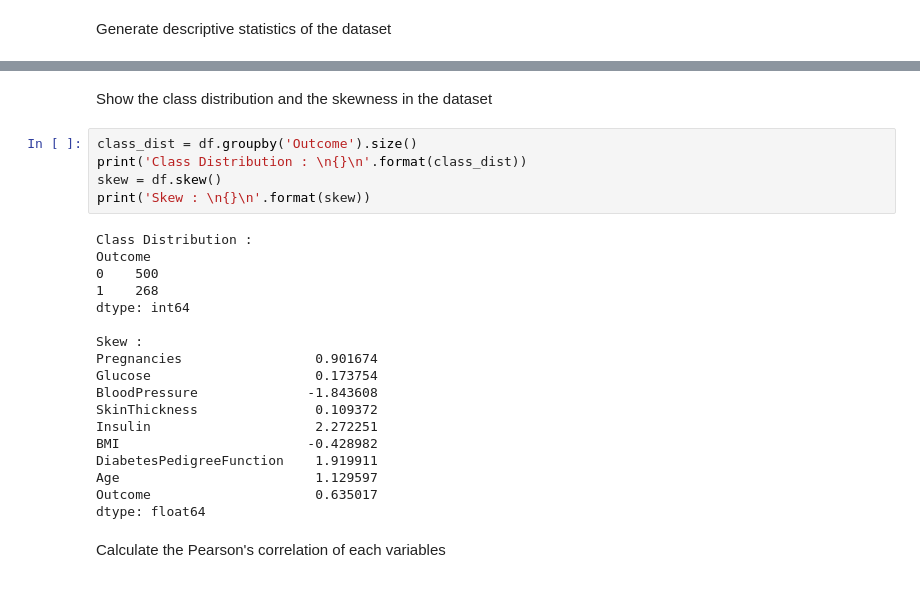
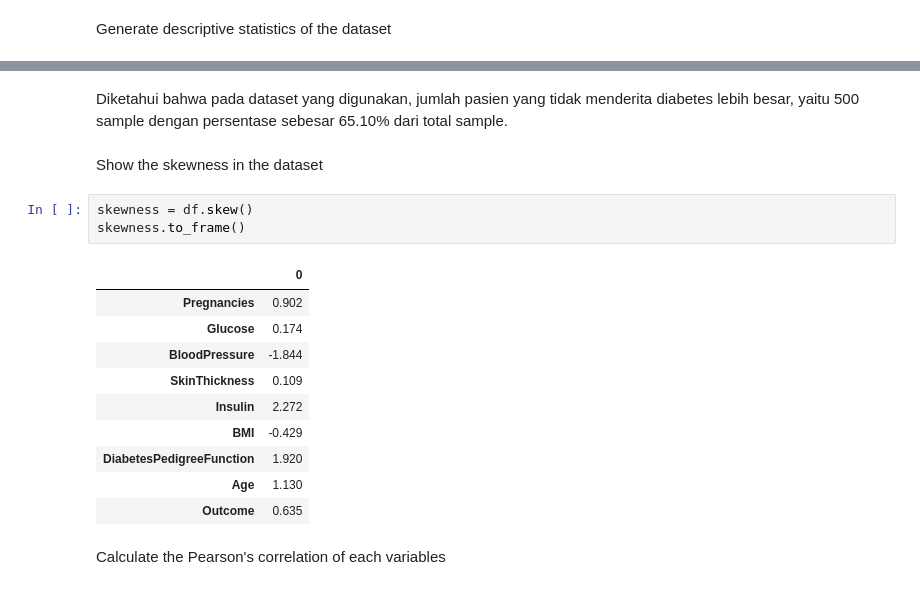
Before and after one commit to trizkynoviandy/pima-indian-diabetes, a Jupyter notebook: diabetes_prediction.ipynb, the cells around one changed output, grey strips where cells are left out. Drawn from its saved outputs; the diff is of its cells as text.

```diff
--- a/diabetes_prediction.ipynb
+++ b/diabetes_prediction.ipynb
@@ -67,28 +79,21 @@ df.describe()
+# %% [markdown]
+Diketahui bahwa pada dataset yang digunakan, jumlah pasien yang tidak menderita diabetes lebih besar, yaitu 500 sample dengan persentase sebesar 65.10% dari total sample.
 # %% [markdown]
-Show the class distribution and the skewness in the dataset
+Show the skewness in the dataset
-# %%
-class_dist = df.groupby('Outcome').size()
-print('Class Distribution : \n{}\n'.format(class_dist))
-skew = df.skew()
-print('Skew : \n{}\n'.format(skew))
-# %% [output]
-Class Distribution :
-Outcome
-0    500
-1    268
-dtype: int64
-
-Skew :
-Pregnancies                 0.901674
-Glucose                     0.173754
-BloodPressure              -1.843608
-SkinThickness               0.109372
-Insulin                     2.272251
-BMI                        -0.428982
-DiabetesPedigreeFunction    1.919911
-Age                         1.129597
-Outcome                     0.635017
-dtype: float64
+# %%
+skewness = df.skew()
+skewness.to_frame()
+# %% [output]
+|  | 0 |
+| Pregnancies | 0.902 |
+| Glucose | 0.174 |
+| BloodPressure | -1.844 |
+| SkinThickness | 0.109 |
+| Insulin | 2.272 |
+| BMI | -0.429 |
+| DiabetesPedigreeFunction | 1.920 |
+| Age | 1.130 |
+| Outcome | 0.635 |
 # %% [markdown]
 Calculate the Pearson's correlation of each variables
 # %%
```
Also changed, not shown: parts of 7 cells of this notebook.
